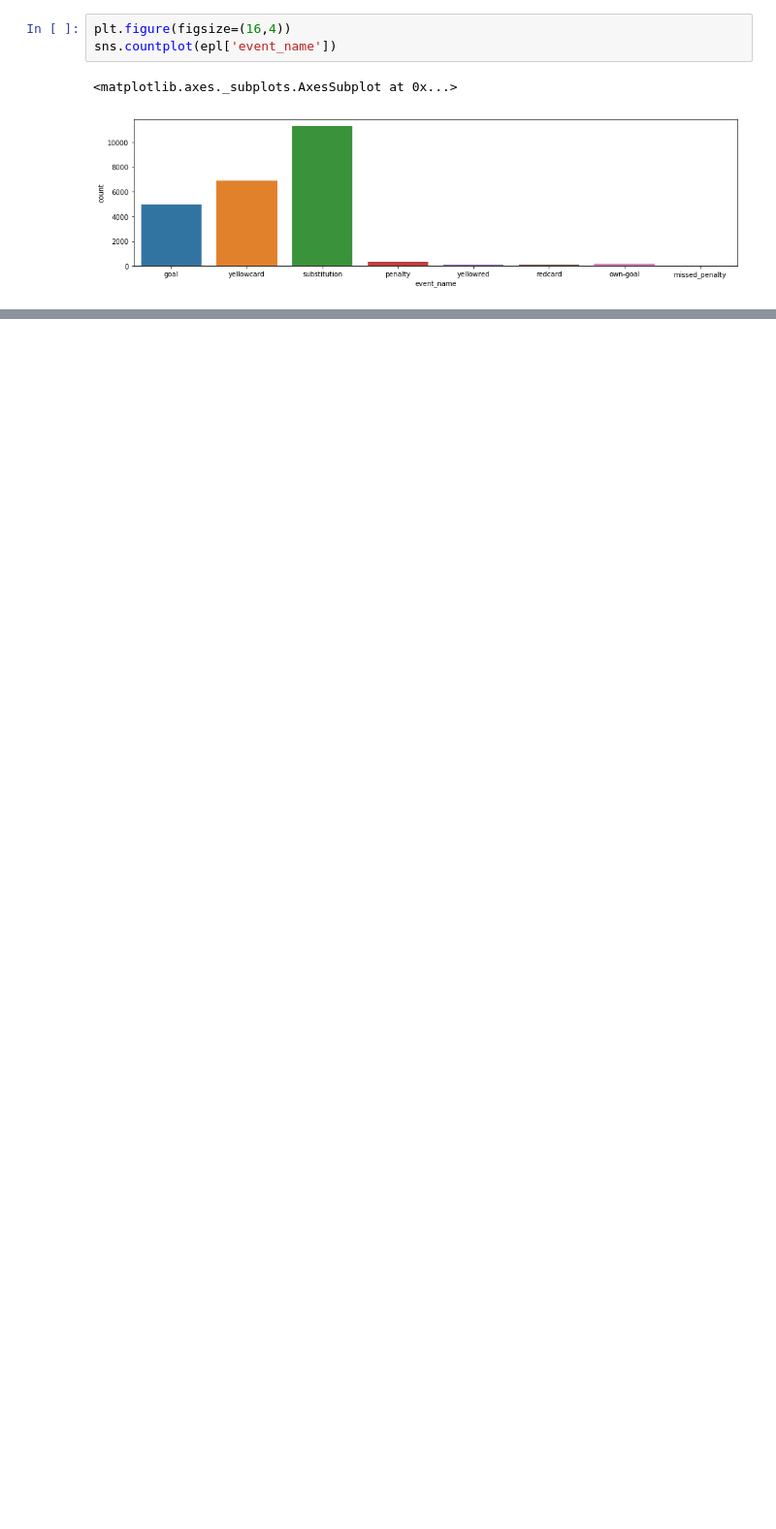
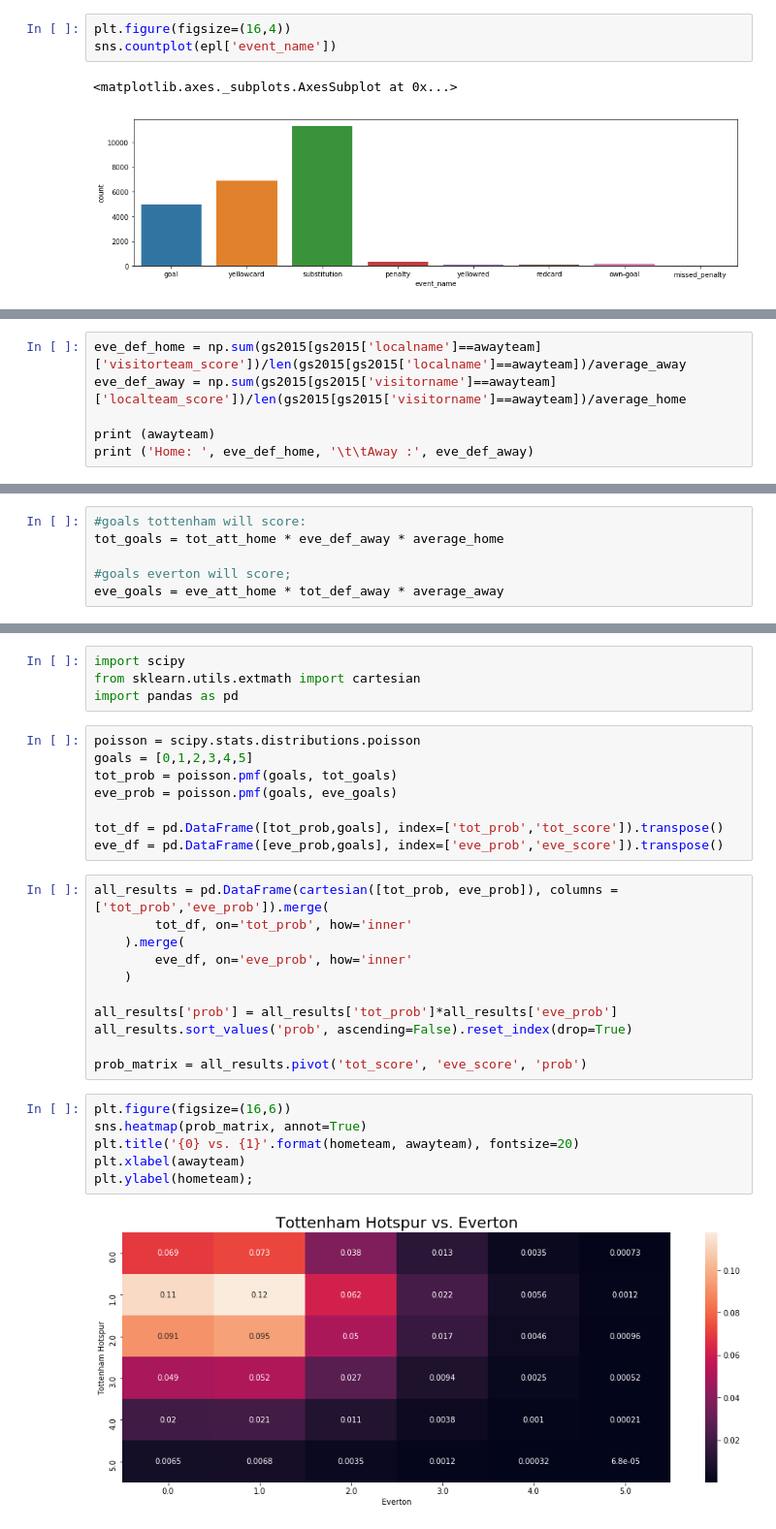
Before and after one commit to calestini/soccer_stats, a Jupyter notebook: EPL Analysis.ipynb, the cells around one changed output, grey strips where cells are left out. Shown at 97% size. Drawn from its saved outputs; the diff is of its cells as text; blank space fills up the shorter version.

Commit message:
tested poisson distribution on soccer results

```diff
--- a/EPL Analysis.ipynb
+++ b/EPL Analysis.ipynb
@@ -97,0 +69,6 @@ x.sort_values('points', ascending=False).reset_index(drop=True)
+# %%
+eve_def_home = np.sum(gs2015[gs2015['localname']==awayteam]['visitorteam_score'])/len(gs2015[gs2015['localname']==awayteam])/average_away
+eve_def_away = np.sum(gs2015[gs2015['visitorname']==awayteam]['localteam_score'])/len(gs2015[gs2015['visitorname']==awayteam])/average_home
+
+print (awayteam)
+print ('Home: ', eve_def_home, '\t\tAway :', eve_def_away)
@@ -97,0 +80,6 @@ x.sort_values('points', ascending=False).reset_index(drop=True)
+# %%
+#goals tottenham will score:
+tot_goals = tot_att_home * eve_def_away * average_home
+
+#goals everton will score;
+eve_goals = eve_att_home * tot_def_away * average_away
@@ -97,0 +92,31 @@ x.sort_values('points', ascending=False).reset_index(drop=True)
+# %%
+import scipy
+from sklearn.utils.extmath import cartesian
+import pandas as pd
+# %%
+poisson = scipy.stats.distributions.poisson
+goals = [0,1,2,3,4,5]
+tot_prob = poisson.pmf(goals, tot_goals)
+eve_prob = poisson.pmf(goals, eve_goals)
+
+tot_df = pd.DataFrame([tot_prob,goals], index=['tot_prob','tot_score']).transpose()
+eve_df = pd.DataFrame([eve_prob,goals], index=['eve_prob','eve_score']).transpose()
+# %%
+all_results = pd.DataFrame(cartesian([tot_prob, eve_prob]), columns = ['tot_prob','eve_prob']).merge(
+        tot_df, on='tot_prob', how='inner'
+    ).merge(
+        eve_df, on='eve_prob', how='inner'
+    )
+
+all_results['prob'] = all_results['tot_prob']*all_results['eve_prob']
+all_results.sort_values('prob', ascending=False).reset_index(drop=True)
+
+prob_matrix = all_results.pivot('tot_score', 'eve_score', 'prob')
+# %%
+plt.figure(figsize=(16,6))
+sns.heatmap(prob_matrix, annot=True)
+plt.title('{0} vs. {1}'.format(hometeam, awayteam), fontsize=20)
+plt.xlabel(awayteam)
+plt.ylabel(hometeam);
+# %% [output]
+[figure, added]
```
Also changed, not shown: parts of 19 cells of this notebook.
